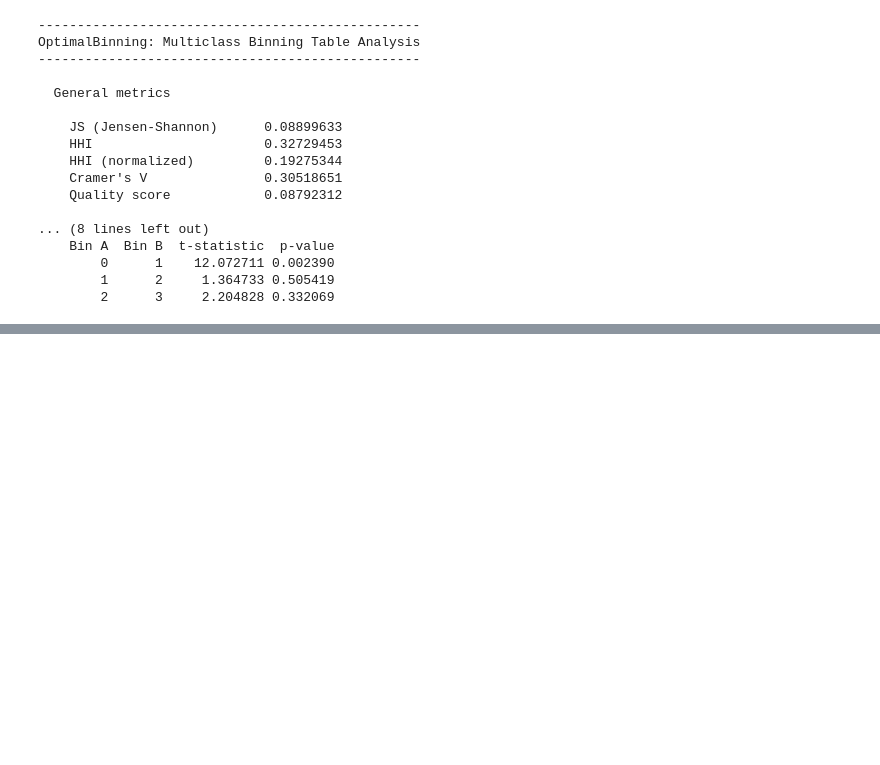
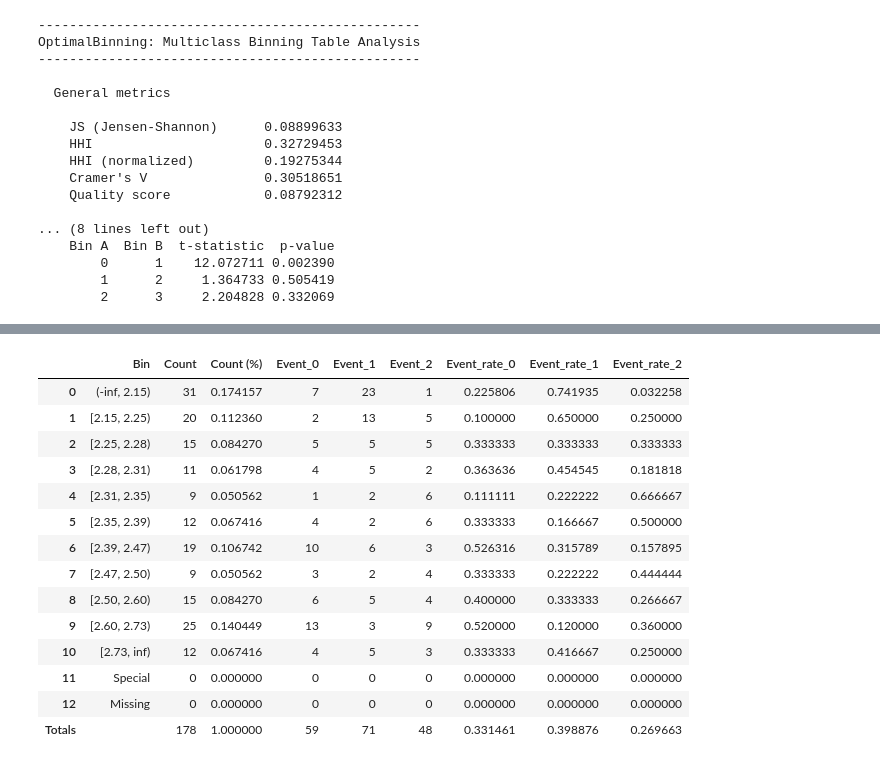
Before and after one commit to guillermo-navas-palencia/optbinning, a Jupyter notebook: doc/source/tutorials/tutorial_multiclass.ipynb, the cells around one changed output, grey strips where cells are left out. Cells and saved outputs as stored; diff of their text form; code cells hidden in the pictures; blank space fills up the shorter version.

```diff
--- a/doc/source/tutorials/tutorial_multiclass.ipynb
+++ b/doc/source/tutorials/tutorial_multiclass.ipynb
@@ -253,0 +287,19 @@ OptimalBinning: Multiclass Binning Table Analysis
+# %%
+binning_table = optb.binning_table
+binning_table.build()
+# %% [output]
+|  | Bin | Count | Count (%) | Event_0 | Event_1 | Event_2 | Event_rate_0 | Event_rate_1 | Event_rate_2 |
+| 0 | (-inf, 2.15) | 31 | 0.174157 | 7 | 23 | 1 | 0.225806 | 0.741935 | 0.032258 |
+| 1 | [2.15, 2.25) | 20 | 0.112360 | 2 | 13 | 5 | 0.100000 | 0.650000 | 0.250000 |
+| 2 | [2.25, 2.28) | 15 | 0.084270 | 5 | 5 | 5 | 0.333333 | 0.333333 | 0.333333 |
+| 3 | [2.28, 2.31) | 11 | 0.061798 | 4 | 5 | 2 | 0.363636 | 0.454545 | 0.181818 |
+| 4 | [2.31, 2.35) | 9 | 0.050562 | 1 | 2 | 6 | 0.111111 | 0.222222 | 0.666667 |
+| 5 | [2.35, 2.39) | 12 | 0.067416 | 4 | 2 | 6 | 0.333333 | 0.166667 | 0.500000 |
+| 6 | [2.39, 2.47) | 19 | 0.106742 | 10 | 6 | 3 | 0.526316 | 0.315789 | 0.157895 |
+| 7 | [2.47, 2.50) | 9 | 0.050562 | 3 | 2 | 4 | 0.333333 | 0.222222 | 0.444444 |
+| 8 | [2.50, 2.60) | 15 | 0.084270 | 6 | 5 | 4 | 0.400000 | 0.333333 | 0.266667 |
+| 9 | [2.60, 2.73) | 25 | 0.140449 | 13 | 3 | 9 | 0.520000 | 0.120000 | 0.360000 |
+| 10 | [2.73, inf) | 12 | 0.067416 | 4 | 5 | 3 | 0.333333 | 0.416667 | 0.250000 |
+| 11 | Special | 0 | 0.000000 | 0 | 0 | 0 | 0.000000 | 0.000000 | 0.000000 |
+| 12 | Missing | 0 | 0.000000 | 0 | 0 | 0 | 0.000000 | 0.000000 | 0.000000 |
+| Totals |  | 178 | 1.000000 | 59 | 71 | 48 | 0.331461 | 0.398876 | 0.269663 |
```
Also changed, not shown: parts of 6 cells of this notebook, 4 other files.
